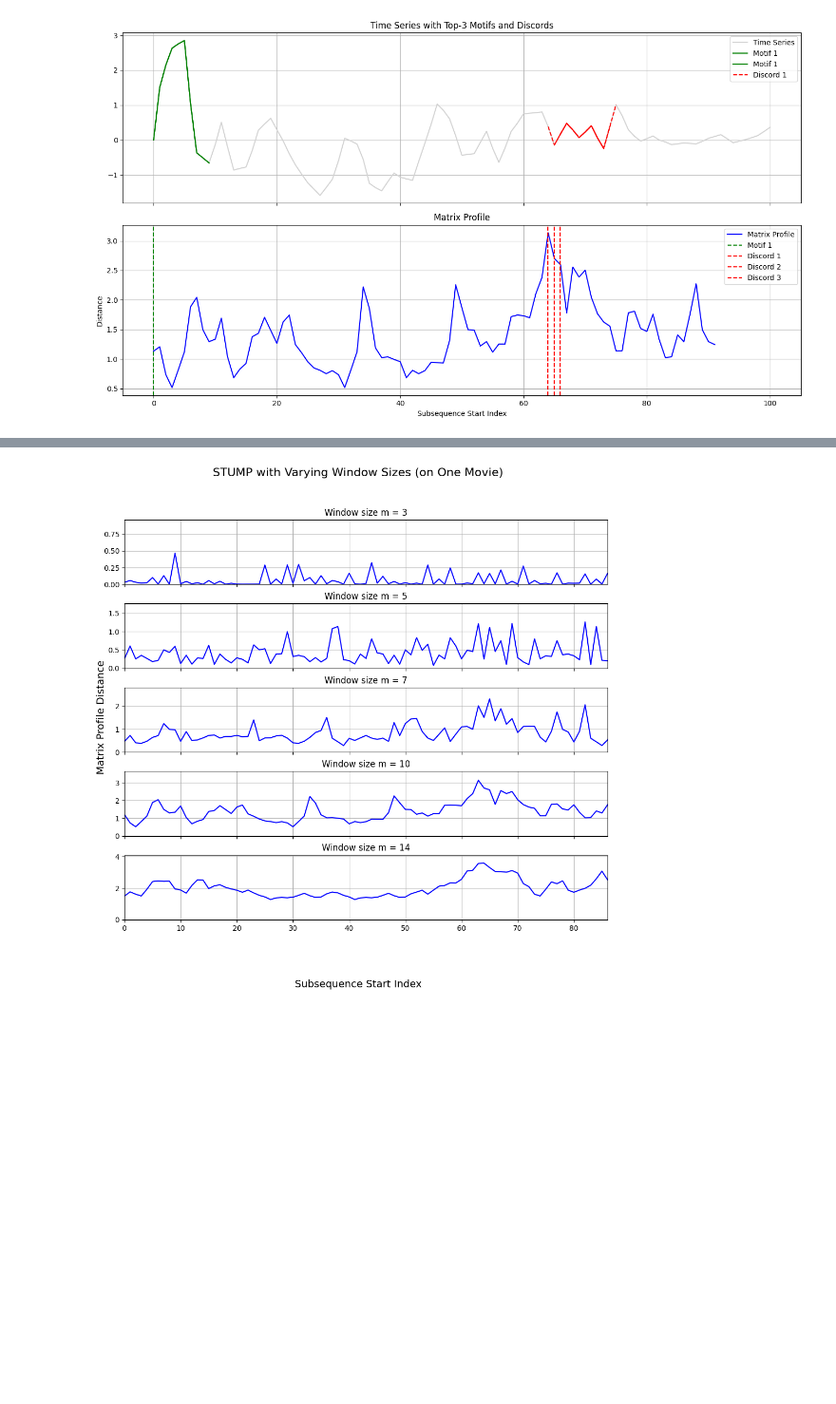
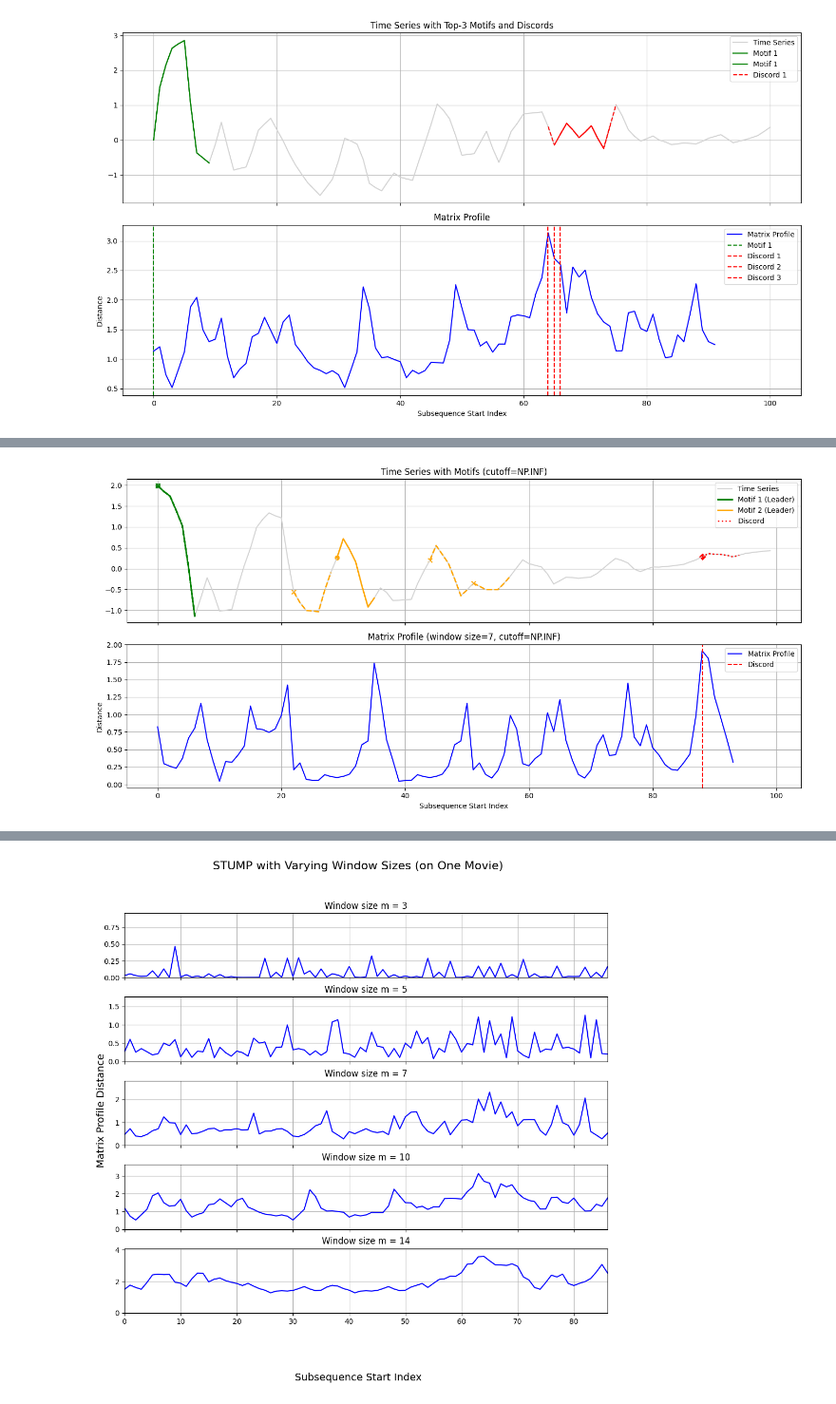
Before and after one commit to drizzello/DataMining2, a Jupyter notebook: TIME_SERIES_MOTIFS_DISCORDS.ipynb, the cells around one changed output, grey strips where cells are left out. Shown at 95% size. Saved outputs shown, nothing was run; the diff lists cells and outputs as text; code cells hidden in the pictures; blank space fills up the shorter version.

```diff
--- a/TIME_SERIES_MOTIFS_DISCORDS.ipynb
+++ b/TIME_SERIES_MOTIFS_DISCORDS.ipynb
@@ -204,0 +206,79 @@ plt.show()
+# %%
+from stumpy import motifs, stump
+import numpy as np
+import matplotlib.pyplot as plt
+
+# Time series
+ts = df_detrended_full.iloc[1067].to_numpy()
+m = 7
+
+# Matrix profile
+mp = stump(ts, m)
+
+# ---- Find top-3 motifs ----
+motif_results = motifs(
+    ts, mp[:, 0], max_motifs=2, max_matches=2, min_neighbors=1, cutoff=0.8
+)
+
+# ---- Find discord (highest distance) ----
+discord_idx = np.argmax(mp[:, 0])
+
+# ---- Plot ----
+fig, axs = plt.subplots(2, figsize=(14, 7), sharex=True)
+
+# Time series
+axs[0].plot(ts, color="lightgray", label="Time Series")
+colors = ["green", "orange", "purple"]
+
+for i, motif_group in enumerate(motif_results):
+    for j, idx in enumerate(np.ravel(motif_group)):
+        if not np.isnan(idx):
+            idx = int(idx)
+            if j == 0:
+                # Leader: solid line + circle marker
+                axs[0].plot(
+                    np.arange(idx, idx + m),
+                    ts[idx : idx + m],
+                    color=colors[i % len(colors)],
+                    linewidth=2,
+                    label=f"Motif {i + 1} (Leader)",
+                )
+                axs[0].scatter(idx, ts[idx], color=colors[i % len(colors)], marker="o")
+            else:
+                # Matches: dashed line + x marker
+                axs[0].plot(
+                    np.arange(idx, idx + m),
+                    ts[idx : idx + m],
+                    color=colors[i % len(colors)],
+                    linewidth=2,
+                    linestyle="--",
+                )
+                axs[0].scatter(idx, ts[idx], color=colors[i % len(colors)], marker="x")
+
+# Discord
+axs[0].plot(
+    np.arange(discord_idx, discord_idx + m),
+    ts[discord_idx : discord_idx + m],
+    color="red",
+    linestyle=":",
+    linewidth=2,
+    label="Discord",
+)
+axs[0].scatter(discord_idx, ts[discord_idx], color="red", marker="D")
+axs[0].set_title(f"Time Series with Motifs")
+axs[0].legend()
+axs[0].grid(True)
+
+# Matrix Profile
+axs[1].plot(mp[:, 0], color="blue", label="Matrix Profile")
+axs[1].axvline(discord_idx, color="red", linestyle="--", label="Discord")
+axs[1].legend()
+axs[1].set_title(f"Matrix Profile (window size={m}, cutoff=NP.INF)")
+axs[1].set_xlabel("Subsequence Start Index")
+axs[1].set_ylabel("Distance")
+axs[1].grid(True)
+
+plt.tight_layout()
+plt.show()
+# %% [output]
+[figure, added]
```
Also changed, not shown: parts of 33 cells of this notebook, 8 other files.
